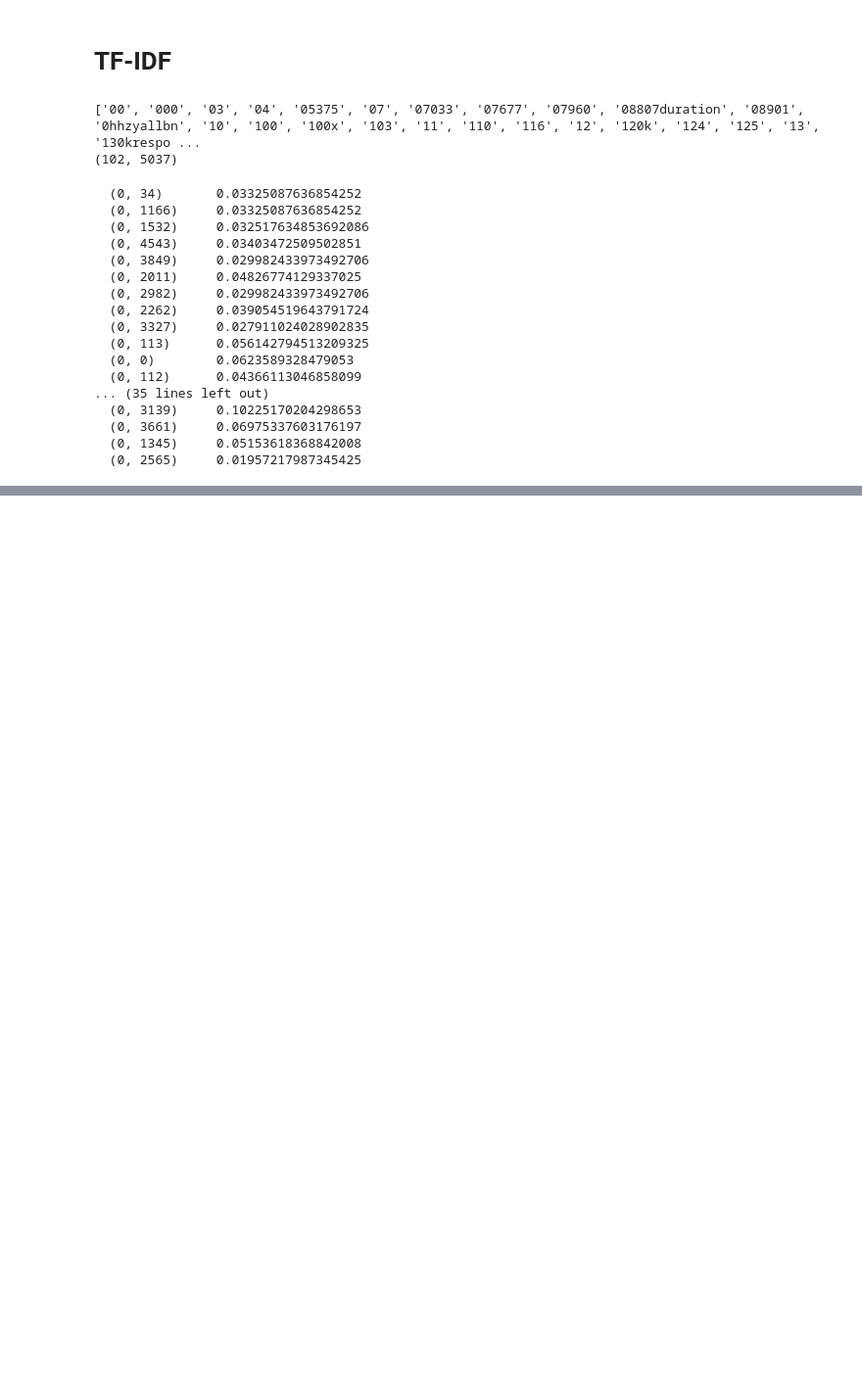
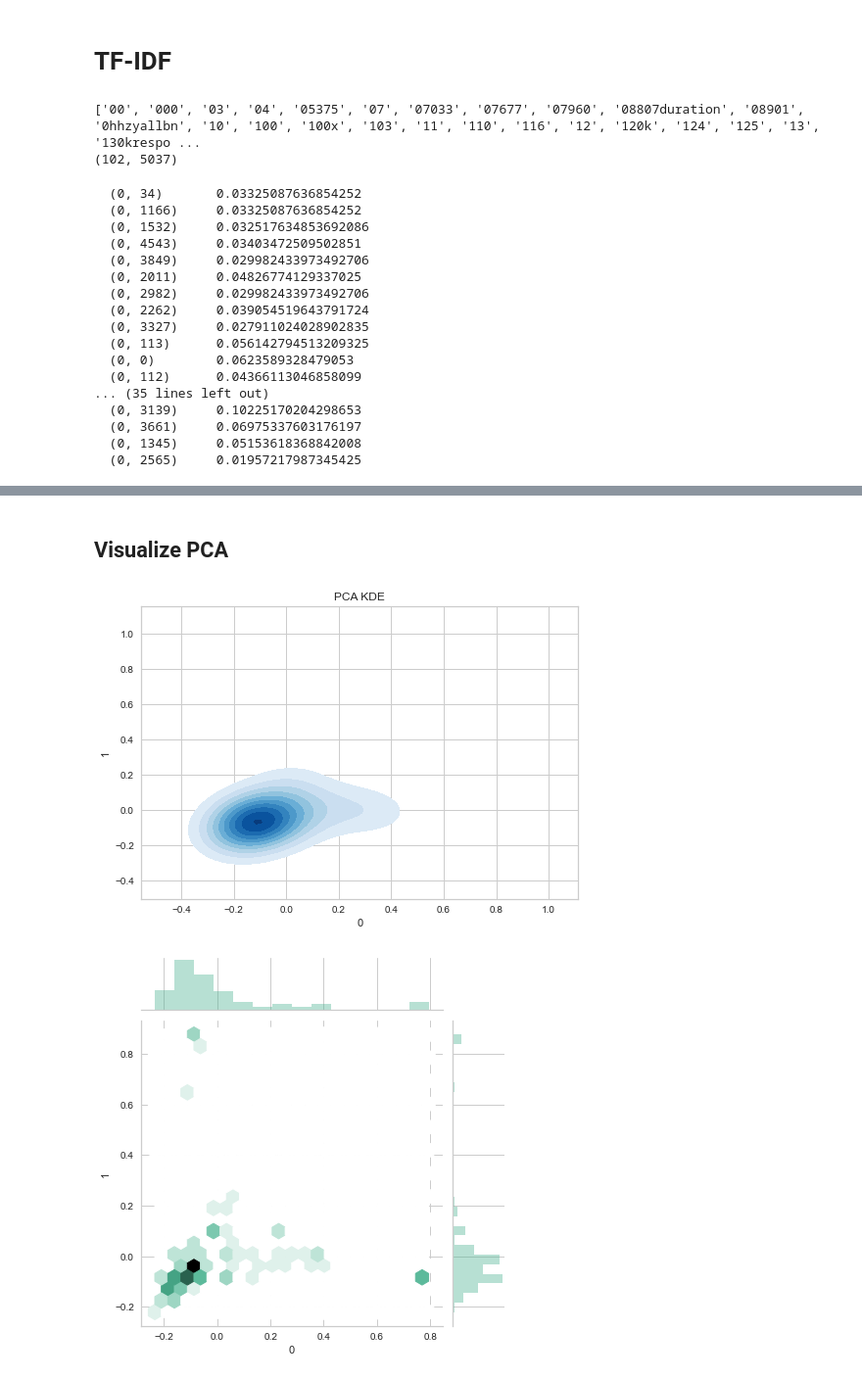
Before and after one commit to adrianavandeguchte/PredictYourSalary, a Jupyter notebook: notebooks/indeed-jobs-nj.ipynb, the cells around one changed output, grey strips where cells are left out. Shown at 98% size. Saved outputs shown, nothing was run; the diff lists cells and outputs as text; code cells hidden in the pictures; blank space fills up the shorter version.

```diff
--- a/notebooks/indeed-jobs-nj.ipynb
+++ b/notebooks/indeed-jobs-nj.ipynb
@@ -443,0 +541,26 @@ Titles:
+# %% [markdown]
+## Visualize PCA
+# %%
+import matplotlib.pyplot as plt
+from sklearn.cluster import KMeans
+from sklearn.decomposition import PCA, KernelPCA
+clust_df = pd.DataFrame(data=tfidf_X.toarray())
+clust_df.columns = vect.vocabulary_
+
+pca = PCA(n_components=20)
+principalComponents = pca.fit_transform(clust_df) #replace with cosine or clust_df
+
+PCA_components = pd.DataFrame(principalComponents)
+PCA_components["cluster"] = corpus["cluster"]
+PCA_components["jobclass"] = corpus["jobclass"]
+PCA_components["Summary"] = corpus["Summary"]
+PCA_components["Size"] = 1
+
+import seaborn as sns
+import matplotlib.pyplot as plt
+
+ax = sns.kdeplot(PCA_components[0], PCA_components[1], shade=True, cmap = 'Blues',shade_lowest=False).set(title="PCA KDE")
+ax = sns.jointplot(PCA_components[0], PCA_components[1], kind="hex", color="#4CB391")
+# %% [output]
+[figure, added]
+[figure, added]
```
Also changed, not shown: parts of 31 cells of this notebook, 38 other files.
